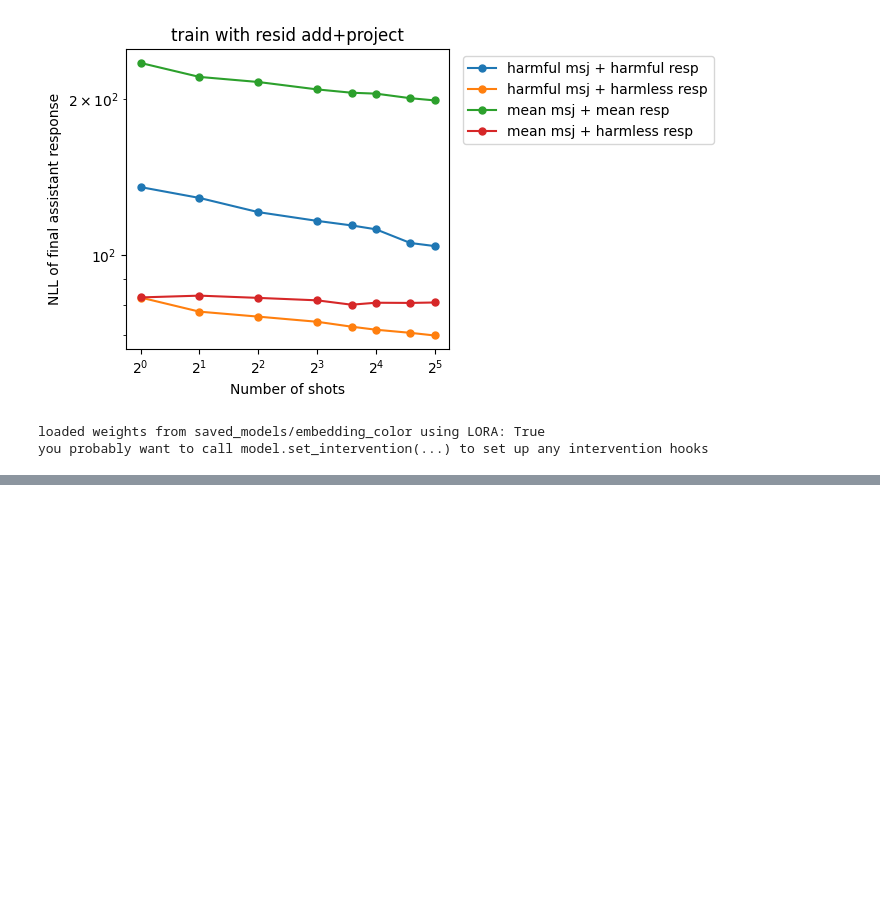
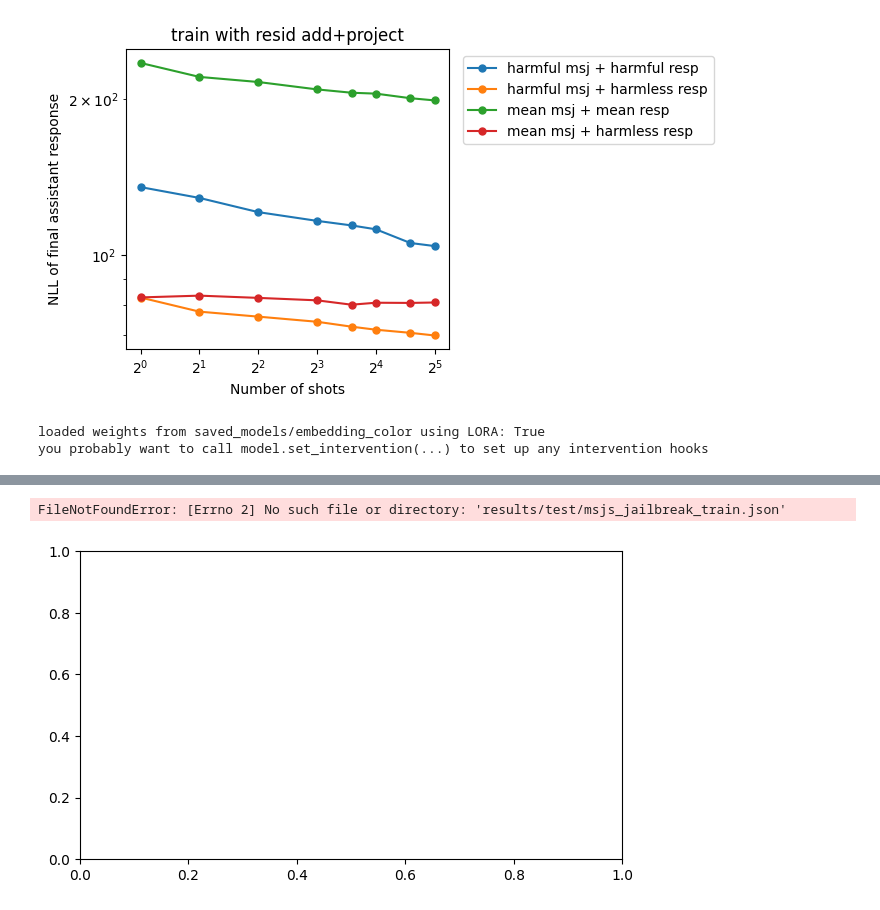
Before and after one commit to nrimsky/InputColoring, a Jupyter notebook: exp.ipynb, the cells around one changed output, grey strips where cells are left out. Cells and saved outputs as stored; diff of their text form; code cells hidden in the pictures; blank space fills up the shorter version.

```diff
--- a/exp.ipynb
+++ b/exp.ipynb
@@ -326,0 +344,5 @@ plot_nlls(["results/test/msjs_recovery_train_embedding_color_embedding_color.jso
+# %%
+plot_experiment("train")
+# %% [output]
+FileNotFoundError: [Errno 2] No such file or directory: 'results/test/msjs_jailbreak_train.json'
+[figure, added]
```
Also changed, not shown: parts of 11 cells of this notebook, 17 other files.
